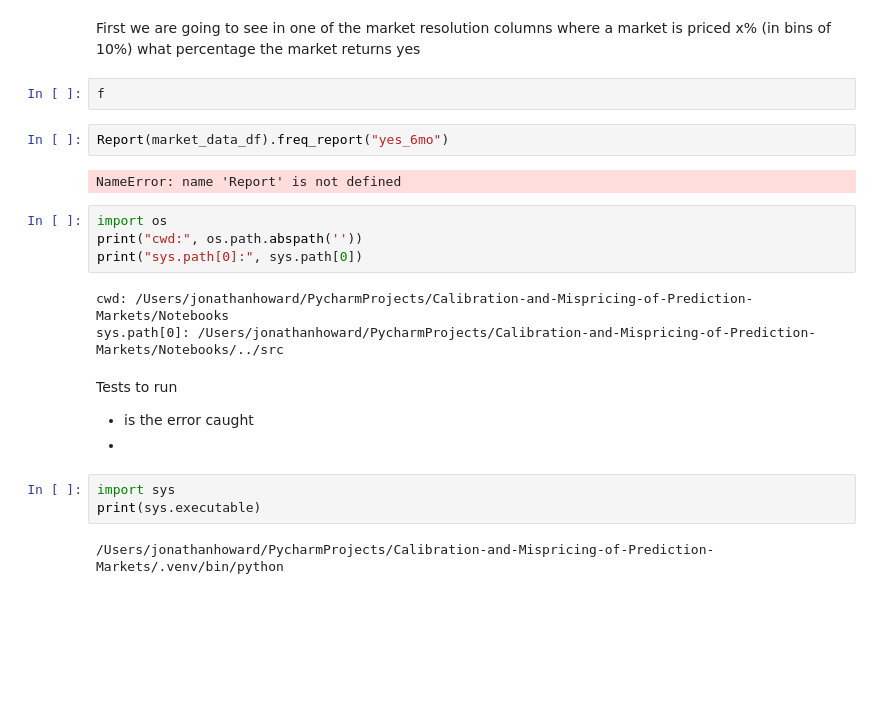
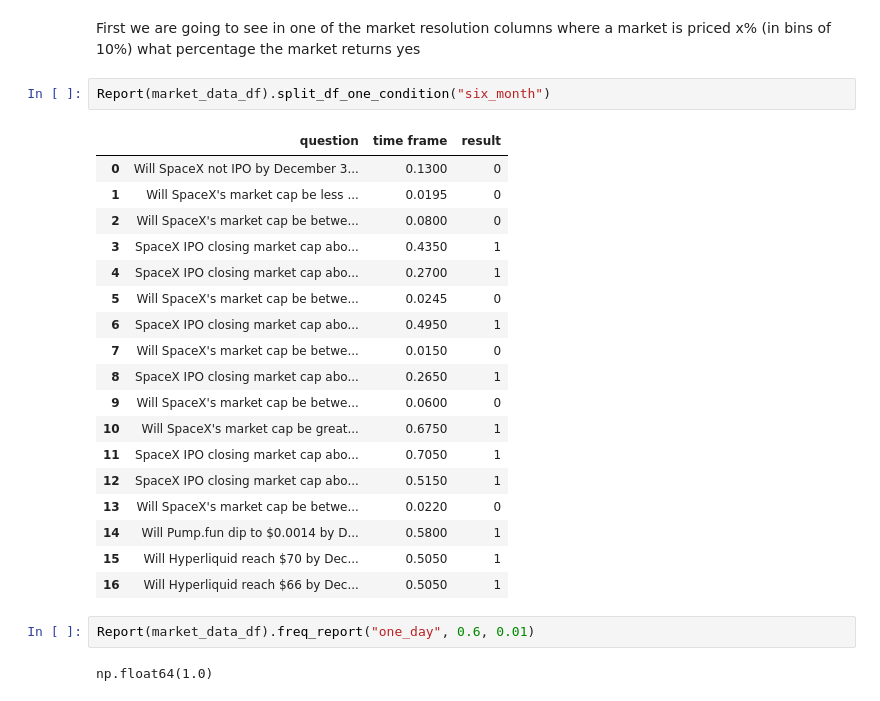
Before and after one commit to Jonathan-kswm/Calibration-and-Mispricing-of-Prediction-Markets, a Jupyter notebook: Notebooks/Market Hypothesis.ipynb, the cells around one changed output. Drawn from its saved outputs; the diff is of its cells as text; blank space fills up the shorter version.

```diff
--- a/Notebooks/Market Hypothesis.ipynb
+++ b/Notebooks/Market Hypothesis.ipynb
@@ -45,25 +45,28 @@ market_data_df
 984 rows × 18 columns
 # %% [markdown]
 First we are going to see in one of the market resolution columns where a market is priced x% (in bins of 10%) what percentage the market returns yes
-# %%
-f
 # %%
-Report(market_data_df).freq_report("yes_6mo")
+Report(market_data_df).split_df_one_condition("six_month")
 # %% [output]
-NameError: name 'Report' is not defined
+|  | question | time frame | result |
+| 0 | Will SpaceX not IPO by December 3... | 0.1300 | 0 |
+| 1 | Will SpaceX's market cap be less ... | 0.0195 | 0 |
+| 2 | Will SpaceX's market cap be betwe... | 0.0800 | 0 |
+| 3 | SpaceX IPO closing market cap abo... | 0.4350 | 1 |
+| 4 | SpaceX IPO closing market cap abo... | 0.2700 | 1 |
+| 5 | Will SpaceX's market cap be betwe... | 0.0245 | 0 |
+| 6 | SpaceX IPO closing market cap abo... | 0.4950 | 1 |
+| 7 | Will SpaceX's market cap be betwe... | 0.0150 | 0 |
+| 8 | SpaceX IPO closing market cap abo... | 0.2650 | 1 |
+| 9 | Will SpaceX's market cap be betwe... | 0.0600 | 0 |
+| 10 | Will SpaceX's market cap be great... | 0.6750 | 1 |
+| 11 | SpaceX IPO closing market cap abo... | 0.7050 | 1 |
+| 12 | SpaceX IPO closing market cap abo... | 0.5150 | 1 |
+| 13 | Will SpaceX's market cap be betwe... | 0.0220 | 0 |
+| 14 | Will Pump.fun dip to $0.0014 by D... | 0.5800 | 1 |
+| 15 | Will Hyperliquid reach $70 by Dec... | 0.5050 | 1 |
+| 16 | Will Hyperliquid reach $66 by Dec... | 0.5050 | 1 |
-# %%
-import os
-print("cwd:", os.path.abspath(''))
-print("sys.path[0]:", sys.path[0])
-# %% [output]
-cwd: /Users/jonathanhoward/PycharmProjects/Calibration-and-Mispricing-of-Prediction-Markets/Notebooks
-sys.path[0]: /Users/jonathanhoward/PycharmProjects/Calibration-and-Mispricing-of-Prediction-Markets/Notebooks/../src
-# %% [markdown]
-Tests to run
-- is the error caught
--
-# %%
-import sys
-print(sys.executable)
-# %% [output]
-/Users/jonathanhoward/PycharmProjects/Calibration-and-Mispricing-of-Prediction-Markets/.venv/bin/python
+# %%
+Report(market_data_df).freq_report("one_day", 0.6, 0.01)
+# %% [output]
+np.float64(1.0)
```
Also changed, not shown: parts of 3 cells of this notebook, 1 other file.
